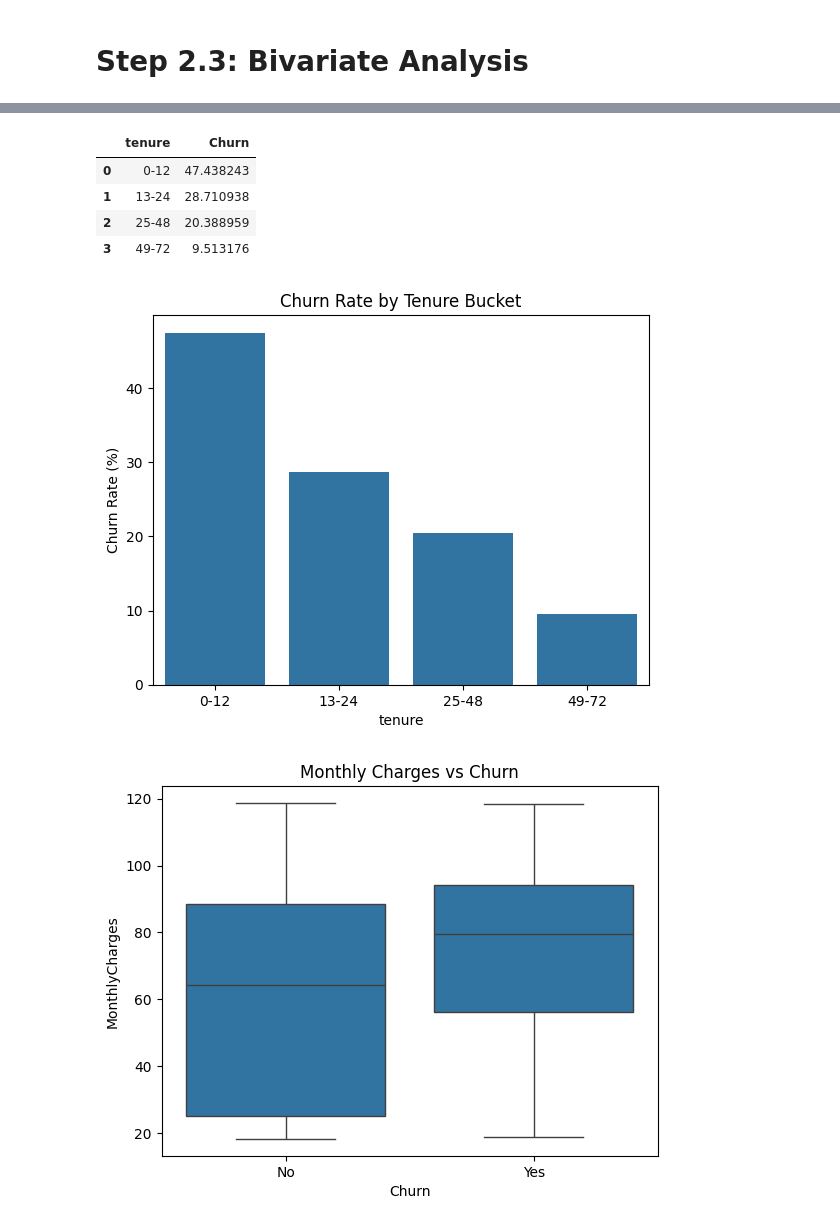
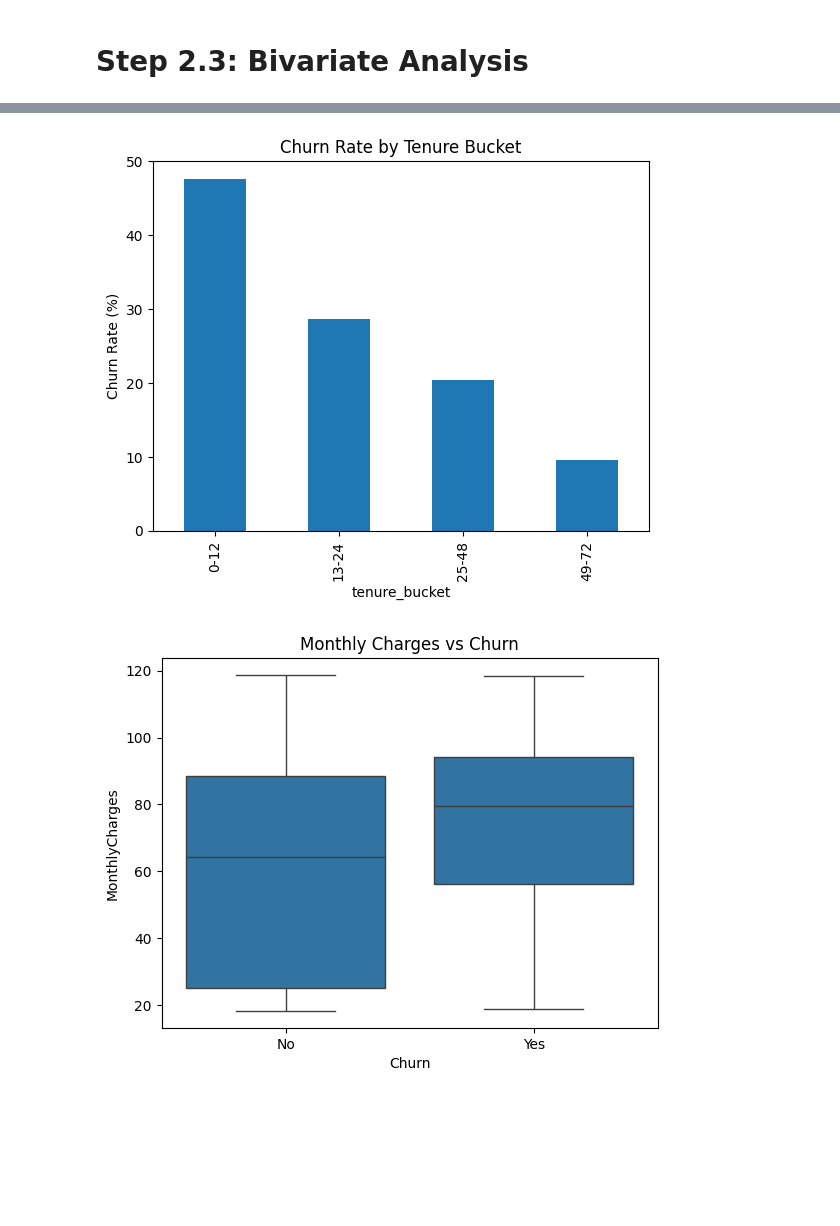
Before and after one commit to harshdyp/Customer-Churn-ML, a Jupyter notebook: CustomerChurn_SupervisedLearning.ipynb, the cells around one changed output, grey strips where cells are left out. Drawn from its saved outputs; the diff is of its cells as text; code cells hidden in the pictures; blank space fills up the shorter version.

```diff
--- a/CustomerChurn_SupervisedLearning.ipynb
+++ b/CustomerChurn_SupervisedLearning.ipynb
@@ -107,19 +103,12 @@ df.groupby('Contract')['Churn'].apply(lambda x: (x == 'Yes').mean() * 100)
 [figure]
 # %%
-tenure_bins = pd.cut(df['tenure'], bins=[-1, 12, 24, 48, 72], labels=['0-12', '13-24', '25-48', '49-72'])
-tenure_churn = df.groupby(tenure_bins, observed=False)['Churn'].apply(lambda x: (x == 'Yes').mean() * 100).reset_index()
+# Churn rate by tenure bucket
+df['tenure_bucket'] = pd.cut(df['tenure'], bins=[0, 12, 24, 48, 72], labels=['0-12', '13-24', '25-48', '49-72'])
+tenure_churn = df.groupby('tenure_bucket', observed=False)['Churn'].value_counts(normalize=True)[:, 'Yes'] * 100
 
-sns.barplot(x='tenure', y='Churn', data=tenure_churn)
+tenure_churn.plot(kind='bar', ylabel='Churn Rate (%)')
 plt.title('Churn Rate by Tenure Bucket')
-plt.ylabel('Churn Rate (%)')
 plt.show()
-
-tenure_churn
 # %% [output]
-|  | tenure | Churn |
-| 0 | 0-12 | 47.438243 |
-| 1 | 13-24 | 28.710938 |
-| 2 | 25-48 | 20.388959 |
-| 3 | 49-72 | 9.513176 |
-[figure, old version]
+[figure, new version]
 # %%
```
Also changed, not shown: parts of 31 cells of this notebook.
